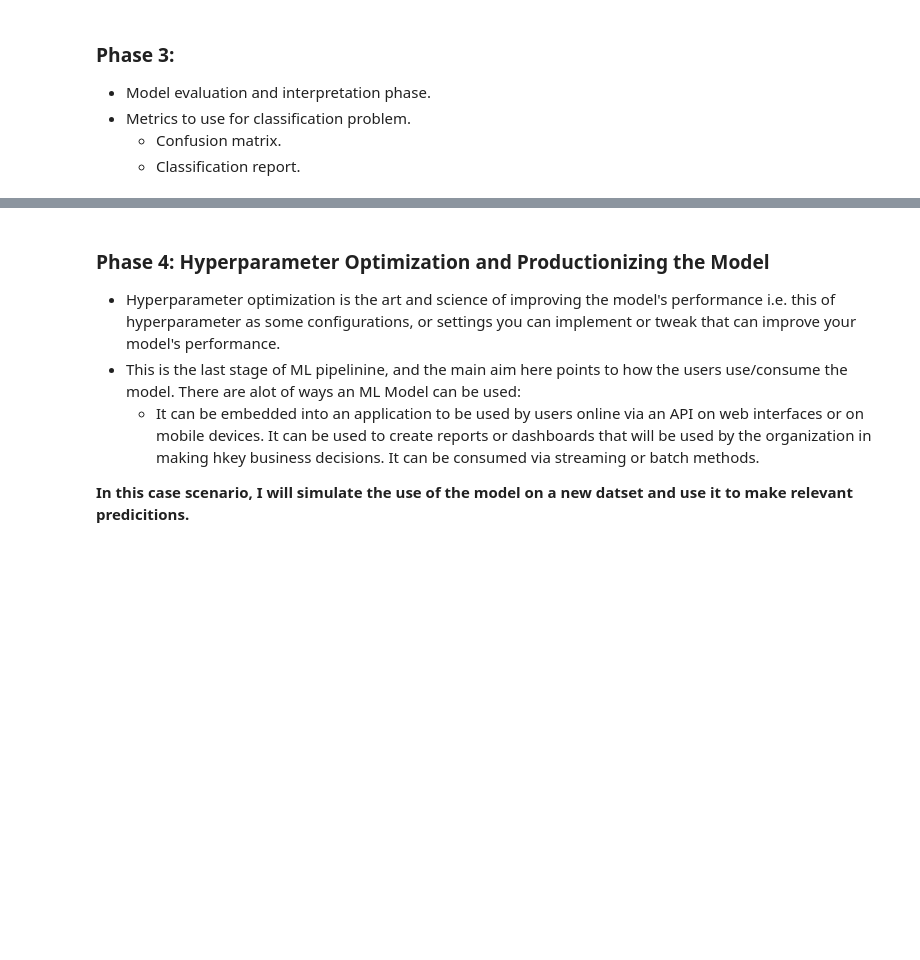
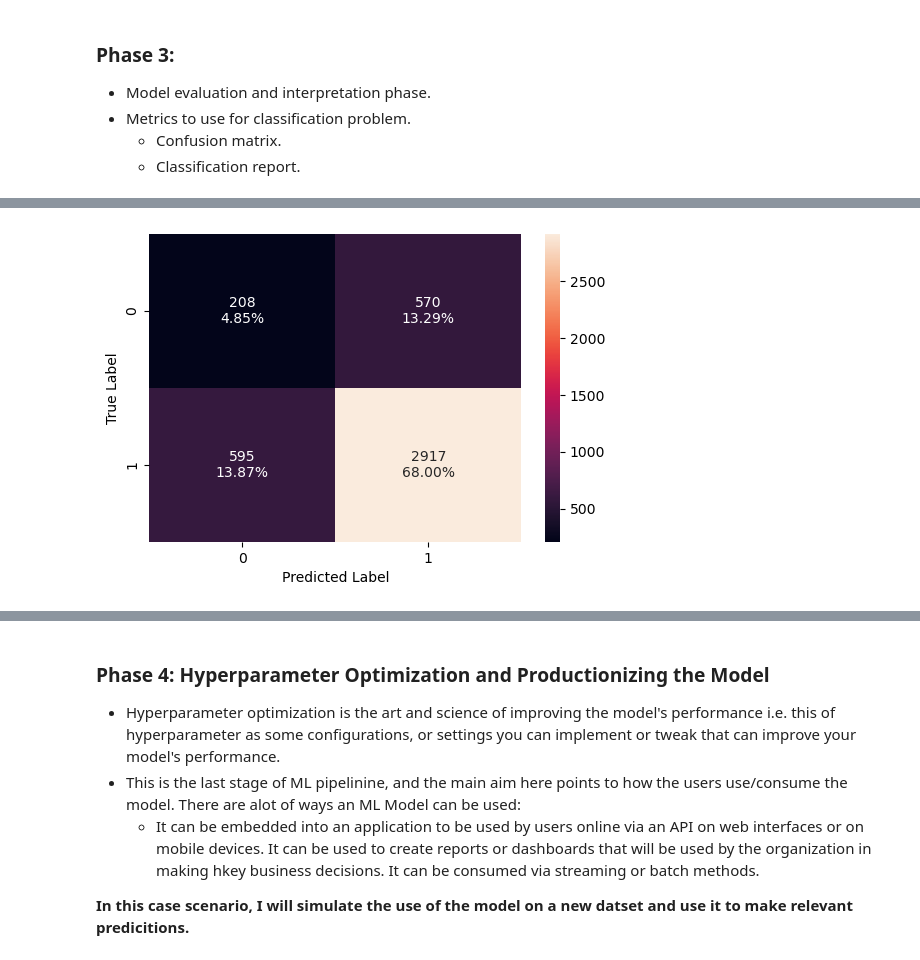
Before and after one commit to chemutai254/ML_Projects, a Jupyter notebook: Waze/waze.ipynb, the cells around one changed output, grey strips where cells are left out. Saved outputs shown, nothing was run; the diff lists cells and outputs as text; code cells hidden in the pictures; blank space fills up the shorter version.

```diff
--- a/Waze/waze.ipynb
+++ b/Waze/waze.ipynb
@@ -286,0 +336,4 @@ from sklearn.metrics import classification_report
+# %%
+confusion_matrix_sklearn(dec_tree, x_test, y_test)
+# %% [output]
+[figure, added]
```
Also changed, not shown: parts of 7 cells of this notebook.
